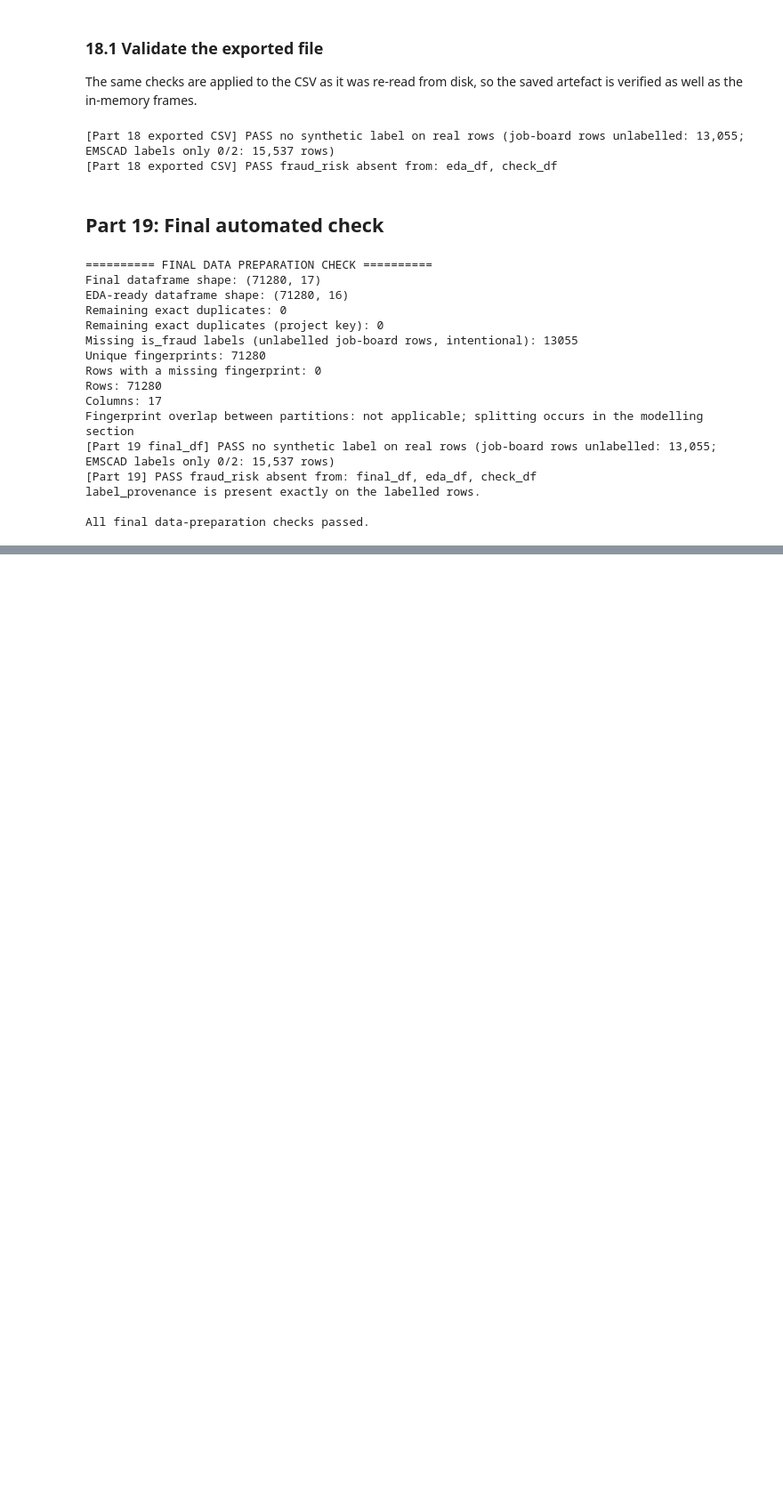
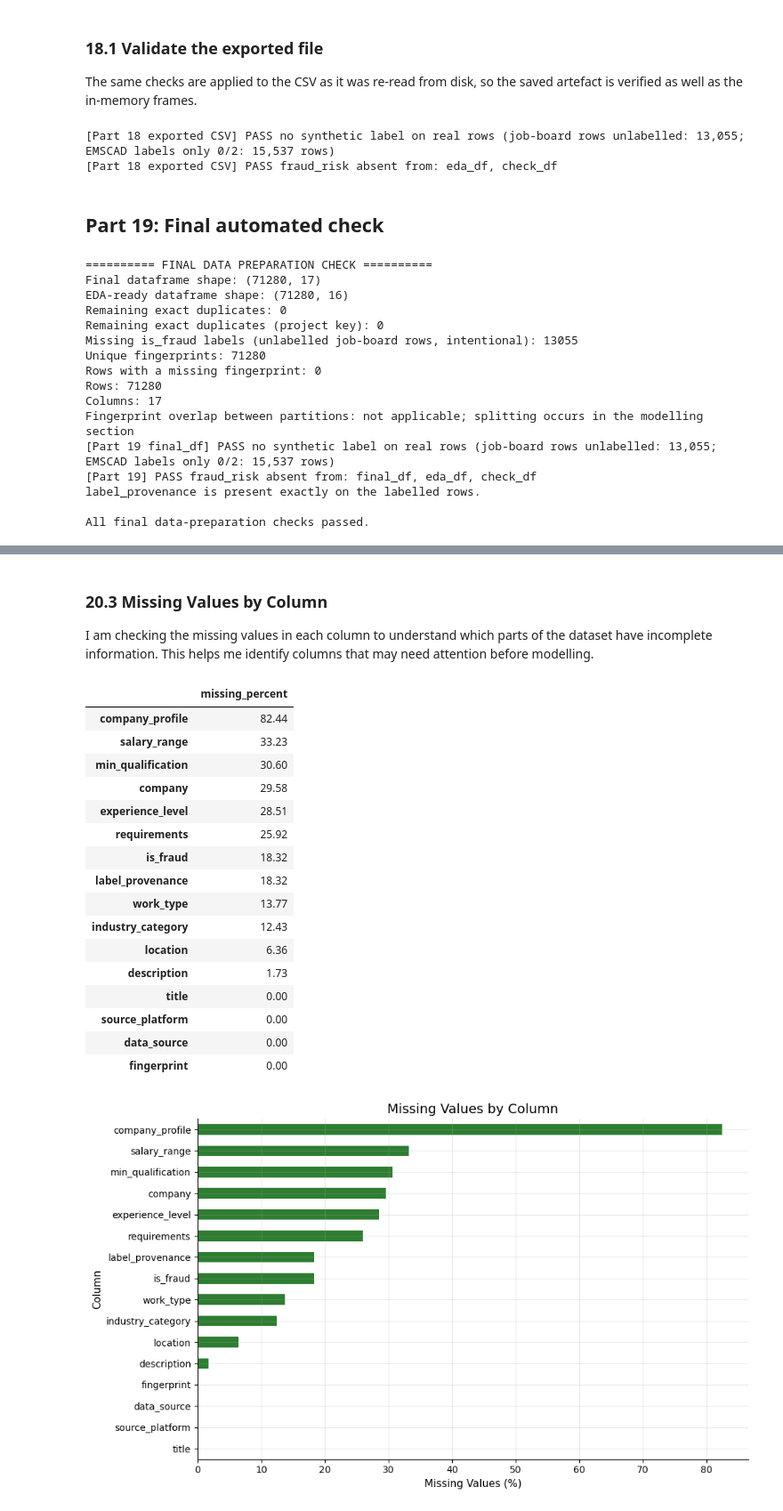
Before and after one commit to group2DS/job-scam-detection, a Jupyter notebook: notebooks/02_job_scam_detection.ipynb, the cells around one changed output, grey strips where cells are left out. Shown at 89% size. Drawn from its saved outputs; the diff is of its cells as text; code cells hidden in the pictures; blank space fills up the shorter version.

```diff
--- a/notebooks/02_job_scam_detection.ipynb
+++ b/notebooks/02_job_scam_detection.ipynb
@@ -1626,0 +1710,35 @@ All final data-preparation checks passed.
+# %% [markdown]
+### 20.3 Missing Values by Column
+
+I am checking the missing values in each column to understand which parts of the dataset have incomplete information. This helps me identify columns that may need attention before modelling.
+# %%
+# Count missing values in each column
+missing_percent = (eda_df.isna().mean() * 100).round(2)
+
+display(missing_percent.sort_values(ascending=False).to_frame("missing_percent"))
+
+missing_percent.sort_values().plot(kind="barh")
+plt.title("Missing Values by Column")
+plt.xlabel("Missing Values (%)")
+plt.ylabel("Column")
+plt.tight_layout()
+plt.show()
+# %% [output]
+|  | missing_percent |
+| company_profile | 82.44 |
+| salary_range | 33.23 |
+| min_qualification | 30.60 |
+| company | 29.58 |
+| experience_level | 28.51 |
+| requirements | 25.92 |
+| is_fraud | 18.32 |
+| label_provenance | 18.32 |
+| work_type | 13.77 |
+| industry_category | 12.43 |
+| location | 6.36 |
+| description | 1.73 |
+| title | 0.00 |
+| source_platform | 0.00 |
+| data_source | 0.00 |
+| fingerprint | 0.00 |
+[figure, added]
```
Also changed, not shown: parts of 63 cells of this notebook.
